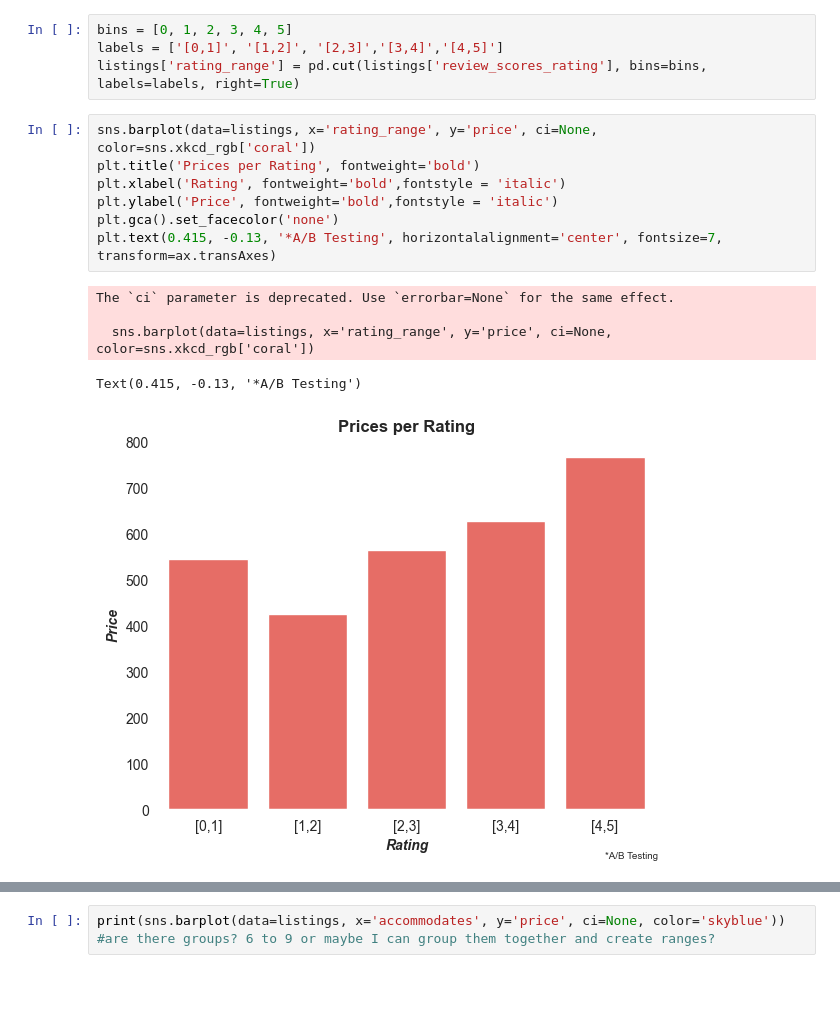
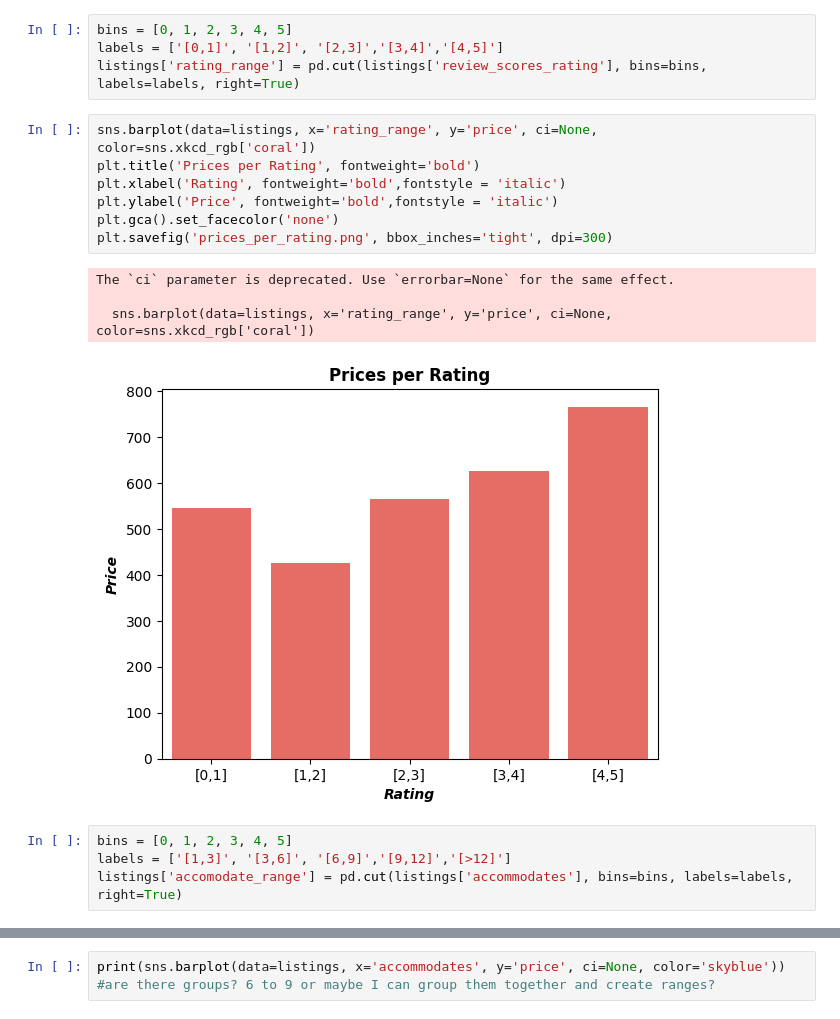
Before and after one commit to alelledo/Hong-Kong_project, a Jupyter notebook: Hong-Kong-project.ipynb, the cells around one changed output, grey strips where cells are left out. Saved outputs shown, nothing was run; the diff lists cells and outputs as text; blank space fills up the shorter version.

```diff
--- a/Hong-Kong-project.ipynb
+++ b/Hong-Kong-project.ipynb
@@ -287,13 +287,16 @@ listings['rating_range'] = pd.cut(listings['review_scores_rating'], bins=bins, l
 # %%
 sns.barplot(data=listings, x='rating_range', y='price', ci=None, color=sns.xkcd_rgb['coral'])
 plt.title('Prices per Rating', fontweight='bold')
 plt.xlabel('Rating', fontweight='bold',fontstyle = 'italic')
 plt.ylabel('Price', fontweight='bold',fontstyle = 'italic')
 plt.gca().set_facecolor('none')
-plt.text(0.415, -0.13, '*A/B Testing', horizontalalignment='center', fontsize=7, transform=ax.transAxes)
+plt.savefig('prices_per_rating.png', bbox_inches='tight', dpi=300)
 # %% [output]
 The `ci` parameter is deprecated. Use `errorbar=None` for the same effect.
 
   sns.barplot(data=listings, x='rating_range', y='price', ci=None, color=sns.xkcd_rgb['coral'])
-Text(0.415, -0.13, '*A/B Testing')
-[figure, old version]
+[figure, new version]
+# %%
+bins = [0, 1, 2, 3, 4, 5]
+labels = ['[1,3]', '[3,6]', '[6,9]','[9,12]','[>12]']
+listings['accomodate_range'] = pd.cut(listings['accommodates'], bins=bins, labels=labels, right=True)
```
Also changed, not shown: parts of 12 cells of this notebook, 10 other files.
